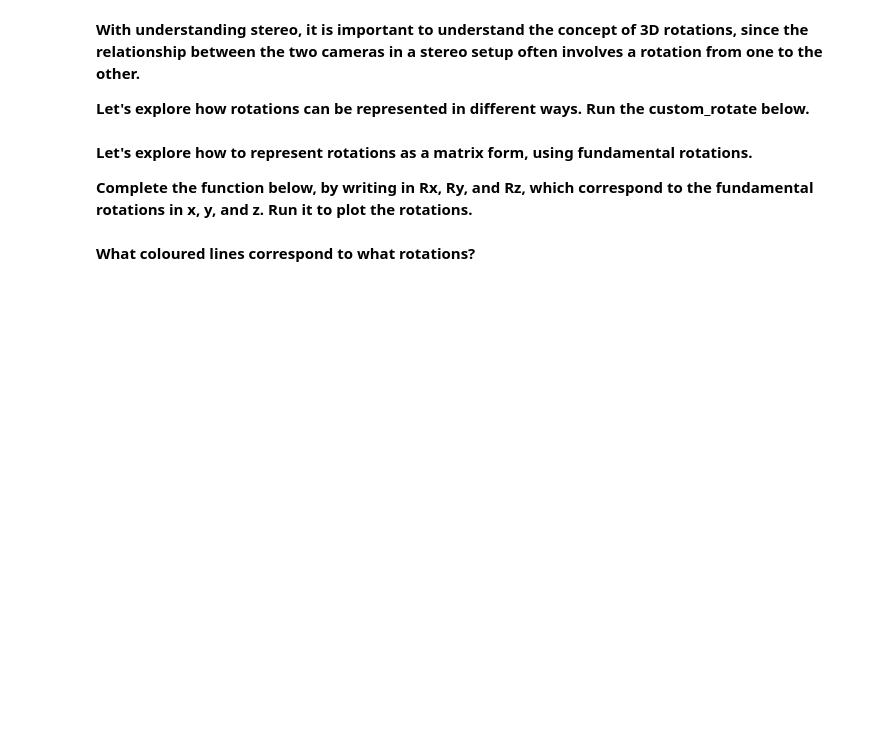
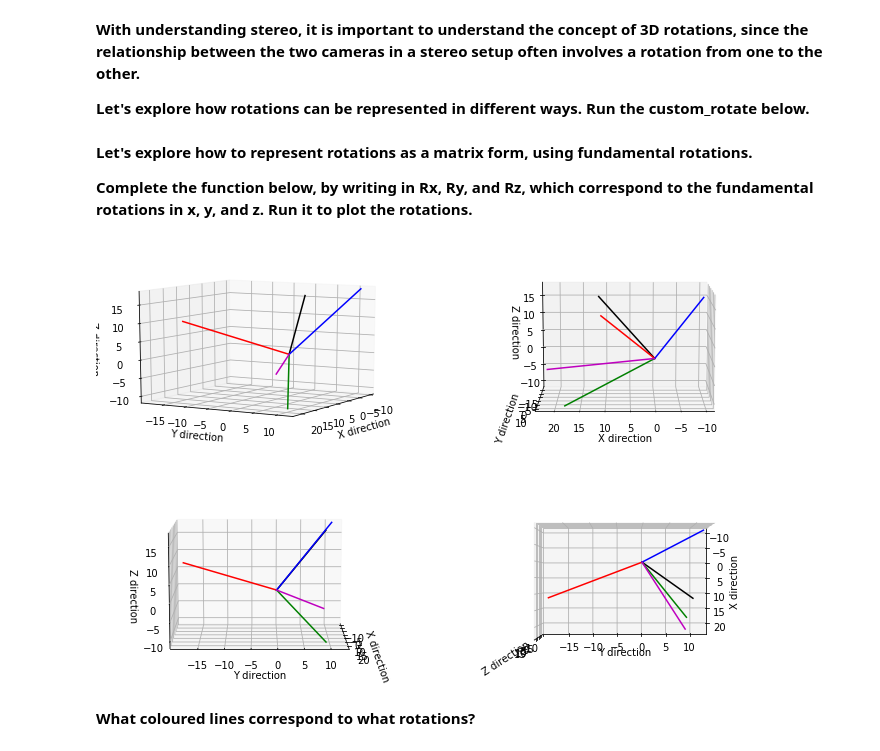
Before and after one commit to dlezcan1/computer-vision-fall-2020, a Jupyter notebook: week7/(Week_7)_Stereo.ipynb, the cells around one changed output. Saved outputs shown, nothing was run; the diff lists cells and outputs as text; code cells hidden in the pictures; blank space fills up the shorter version.

```diff
--- a/week7/(Week_7)_Stereo.ipynb
+++ b/week7/(Week_7)_Stereo.ipynb
@@ -70,25 +71,40 @@ def custom_rotate(rotation_method, v1=None, v2=None, v3=None, v4=None, v5=None):
 
 **Complete the function below, by writing in Rx, Ry, and Rz, which correspond to the fundamental rotations in x, y, and z. Run it to plot the rotations.**
 # %%
+rotatex = lambda phi: np.array([[1, 0, 0],[0, np.cos(phi), -np.sin(phi)], [0, np.sin(phi), np.cos(phi)]])
+rotatey = lambda theta: np.array([[np.cos(theta), 0, np.sin(theta)],[0, 1, 0],[-np.sin(theta), 0, np.cos(theta)]])
+rotatez = lambda xi: np.array([[np.cos(xi), -np.sin(xi), 0],[np.sin(xi), np.cos(xi), 0], [0, 0, 1]])
+
 def rotate_via_matrix_xyz(vector, phi=0, theta=0, xi=0):
-  """ Rotates vector by a rotation composed of x by angle phi, y by angle theta,
+    """ Rotates vector by a rotation composed of x by angle phi, y by angle theta,
       and z by angle xi. Does this by applying fundamental rotations RxRyRz.
 
       Args:
         vector: 3x1 numpy array of the vector
         phi: rotation angle in radians around x axis
         theta: rotation angle in radians around y axis
         xi: rotation angle in radians around z axis
 
       Return:
         RxRyRz*vector: 3x1 numpy array of the rotated vector
-  """
+    """
 
-  # Construct the fundamental rotations using np.cos and np.sin
+    # Construct the fundamental rotations using np.cos and np.sin
+    Rx = rotatex(phi)
+#     print('Rx\n', np.round(Rx,2))
+
+    Ry = rotatey(theta)
+#     print('Ry\n', np.round(Ry,2))
+
+    Rz = rotatez(xi)
+#     print('Rz\n', np.round(Rz, 2))
 
 
-  return Rx @ Ry @ Rz @ vector
+    return Rx @ Ry @ Rz @ vector
 
 custom_rotate(rotate_via_matrix_xyz)
+# rotate_via_matrix_xyz(np.array([0,0,0]), np.pi/4, np.pi/4, np.pi/4)
+# %% [output]
+[figure, added]
 # %% [markdown]
 **What coloured lines correspond to what rotations?**
```
Also changed, not shown: parts of 31 cells of this notebook.
